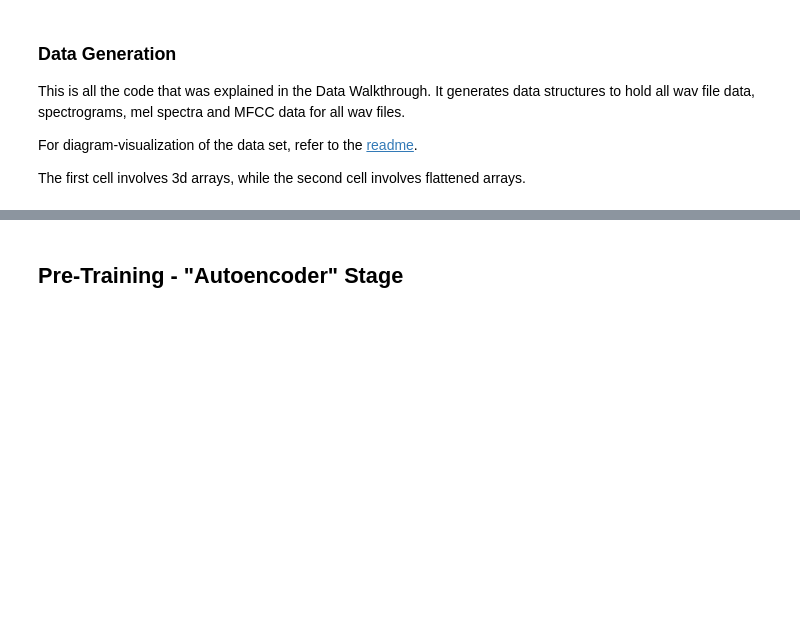
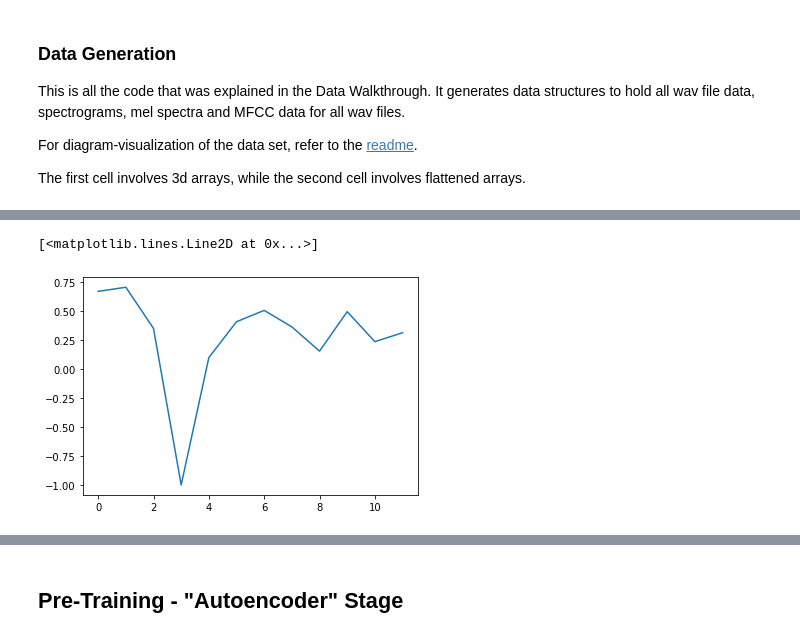
Before and after one commit to zioul123/VocalPitchModulator, a Jupyter notebook: Timbre And Spectrum Decoder.ipynb, the cells around one changed output, grey strips where cells are left out. Cells and saved outputs as stored; diff of their text form; code cells hidden in the pictures; blank space fills up the shorter version.

```diff
--- a/Timbre And Spectrum Decoder.ipynb
+++ b/Timbre And Spectrum Decoder.ipynb
@@ -117,28 +130,37 @@ n_files, _, n_windows = all_mfcc.shape
 flat_data_idx = lambda wav_idx, win_idx: flat_2d_array_idx(
     wav_idx, win_idx, n_files, n_windows)
 
+
 # Create flat mel spectra
 # flat_mels: (33408, 128)
 flat_mels_prenorm = np.array([ all_mels[wav_file_idx][:, window_idx]
                                for wav_file_idx in range(n_files)
                                for window_idx in range(n_windows) ])
-# Normalize each mel spectrum to [0, 1]
-flat_mels, mels_scales = normalize_rows(flat_mels_prenorm, NormMode.NONNEG_TO_ZERO_ONE)
+# Normalize each mel-spectra by log then to [-1,1]
+flat_mels_logged = np.log(flat_mels_prenorm)
+max_mels = np.max(np.abs(flat_mels_logged))
+flat_mels = flat_mels_logged / max_mels
+flat_mels = torch.Tensor(flat_mels)
+
 
 # Create timbre features by calling TE encoding on mfccs
 # flat_mfcc: (33408, 20)
 flat_mfcc_prenorm = np.array([ all_mfcc[wav_file_idx][:, window_idx]
                                for wav_file_idx in range(n_files)
                                for window_idx in range(n_windows) ])
-# Normalize each mfcc (i.e. rows of the all_mfcc array) to [0,1] - USE FOR THE VAE (TimbreVAE)
-flat_mfcc, mfcc_scales = normalize_rows(flat_mfcc_prenorm, NormMode.REAL_TO_ZERO_ONE)
+# Normalize each mfcc (i.e. rows of the all_mfcc array) to [0,1]
+flat_mfcc_signs = np.sign(flat_mfcc_prenorm)
+flat_mfcc_logged = np.log(np.abs(flat_mfcc_prenorm))
+max_mfcc = np.max(np.abs(flat_mfcc_logged))
+flat_mfcc = flat_mfcc_logged / max_mfcc
 flat_mfcc = torch.Tensor(flat_mfcc)
 
 # Load the timbre encoder
-n_mfcc = 20; n_hid = 10; n_timb = 4
-TE = TimbreVAE(n_mfcc=n_mfcc, n_hid=n_hid, n_timb=n_timb)
-TE.load_state_dict(torch.load(os.path.join('model_data', 'TimbreVAE_Ideal.pt')))
+TE = TimbreVAE(n_mfcc=n_mfcc, n_hid=n_timb_hid, n_timb=n_timb)
+TE.load_state_dict(torch.load(TE_path))
 TE.eval()
 # Call the timbre VAE's encode
 # flat_timbre: (33408, 4)
-flat_timbre = TE.get_z(flat_mfcc).detach().numpy()
+flat_timbre_prenorm = TE.get_z(flat_mfcc).detach().numpy()
+max_timbre = np.max(np.abs(flat_timbre_prenorm))
+flat_timbre = flat_timbre_prenorm / max_timbre
@@ -144,0 +200,6 @@ flat_timbre = TE.get_z(flat_mfcc).detach().numpy()
+# %%
+plt.figure()
+plt.plot(flat_mfcc[2088])
+# %% [output]
+[<matplotlib.lines.Line2D at 0x...>]
+[figure, added]
```
Also changed, not shown: parts of 9 cells of this notebook, 2 other files.
